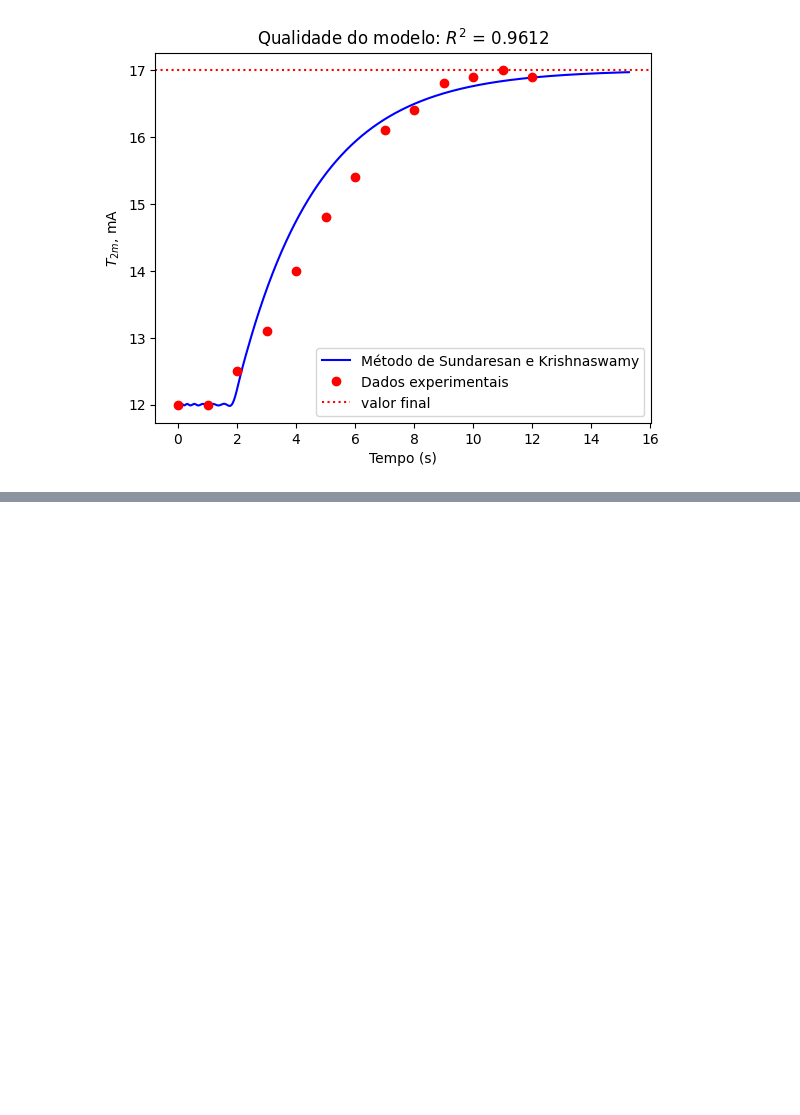
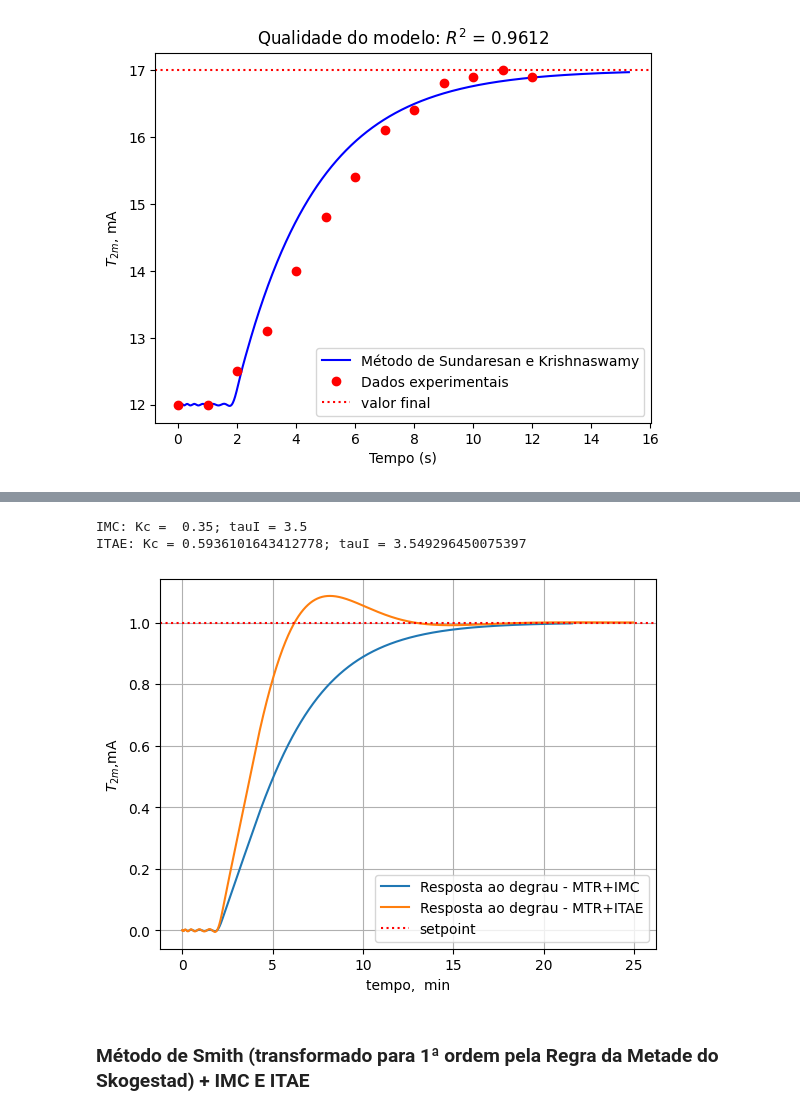
Before and after one commit to sayu0303/CONTROLE-2025, a Jupyter notebook: P8_do_zero_CONTROLE_080226.ipynb, the cells around one changed output, grey strips where cells are left out. Saved outputs shown, nothing was run; the diff lists cells and outputs as text; code cells hidden in the pictures; blank space fills up the shorter version.

```diff
--- a/P8_do_zero_CONTROLE_080226.ipynb
+++ b/P8_do_zero_CONTROLE_080226.ipynb
@@ -184,0 +263,77 @@ ITAE: Kc = 0.4883729478657678; tauI = 3.113117623337395
+# %%
+#AJUSTEMDO PARÂMETRO UTILIZANDO IMC
+
+#Redefinição do theta, segundo o exercício propos
+
+tauc_IMC_TR = theta_TR
+
+#Definição do K do controlador
+
+Kc_IMC_TR = tau_TR / (K_TR*(tauc_IMC_TR + theta_TR))
+
+
+#Redefinição do tau, de acordo com o exercicio
+
+tauI_IMC_TR = tau_TR
+
+print(f'IMC: Kc =  {Kc_IMC_TR}; tauI = {tauI_IMC_TR}')
+
+#CRIAR A GC USANDO controlador pi
+s = ct.tf('s')
+Gc_IMC_TR = Kc_IMC_TR*(1+1/(tauI_IMC_TR*s))
+
+#Teste servo em malha fechada
+
+Gv = 0.9
+G_IP = 0.75
+
+#MALHA FECHADA
+G_servo_IMC_TR = ct.minreal((Gc_IMC_TR*G_IP*Gv*G_TR)/(1+Gc_IMC_TR*G_IP*Gv*G_TR), verbose=False)
+
+
+#Simulação da malha fechada
+
+tsim, ysim =  ct.step_response(G_servo_IMC_TR)
+
+#ITAE
+
+A = 0.859
+B = -0.977
+C = 0.674
+D = -0.680
+
+Kc_ITAE_TR = (A/K_TR)*((theta_TR/tau_TR)**B)
+
+tauI_ITAE_TR = tau_TR/(C*(theta_TR/tau_TR)**D)
+
+print(f'ITAE: Kc = {Kc_ITAE_TR}; tauI = {tauI_ITAE_TR} ')
+
+#CRIAR A GC USANDO controlador pi
+
+Gc_ITAE_TR = Kc_ITAE_TR*(1+1/(tauI_ITAE_TR*s))
+
+#MALHA FECHADA
+G_servoITAE_TR = ct.minreal((Gc_ITAE_TR*G_IP*Gv*G_TR)/(1+Gc_ITAE_TR*G_IP*Gv*G_TR), verbose=False)
+
+
+#Simulação da malha fechada
+
+tsim2, ysim2 =  ct.step_response(G_servoITAE_TR) #T=np.linspace(0,25,200))
+
+
+#Visualização
+N = len(ysim2)
+plt.plot(tsim,ysim, label = 'Resposta ao degrau - MTR+IMC')
+plt.plot(tsim2,ysim2, label = 'Resposta ao degrau - MTR+ITAE')
+#plt.plot(tsim2,ysim2 + 0.01*np.random.randn(N), label = 'Resposta ao degrau - MSK+ITAE')
+plt.axhline(y=1, linestyle = ':', color = 'red', label = 'setpoint')
+plt.legend()
+plt.grid()
+plt.xlabel('tempo,  min')
+plt.ylabel(r'$T_{2m}$,mA');
+# %% [output]
+IMC: Kc =  0.35; tauI = 3.5
+ITAE: Kc = 0.5936101643412778; tauI = 3.549296450075397
+[figure, added]
+# %% [markdown]
+### **Método de Smith (transformado para 1ª ordem pela Regra da Metade do Skogestad) + IMC E ITAE**
```
Also changed, not shown: parts of 12 cells of this notebook.
